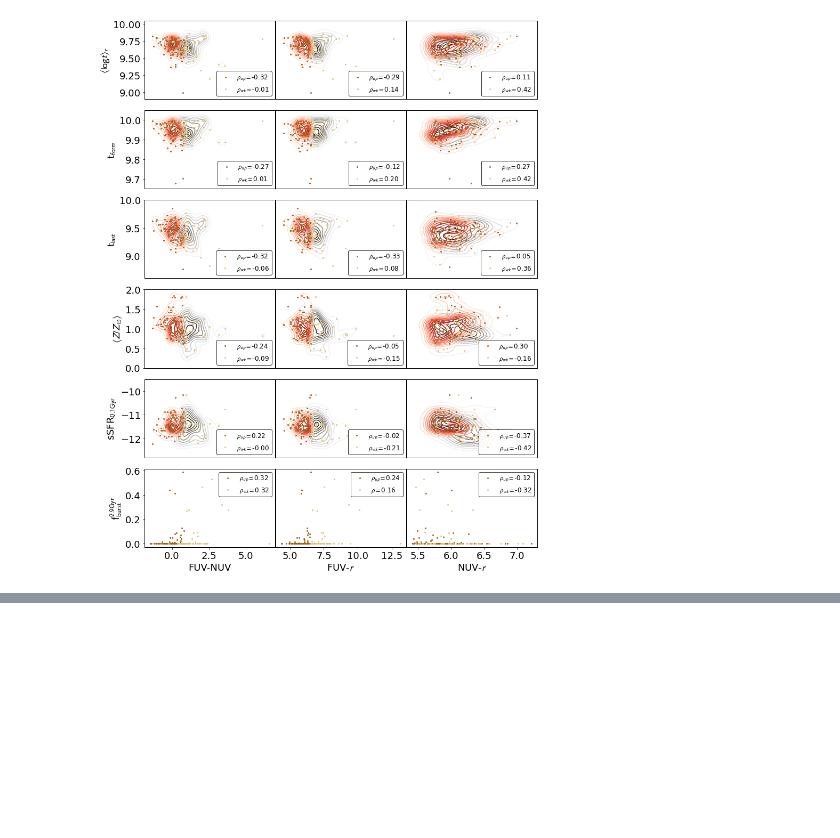
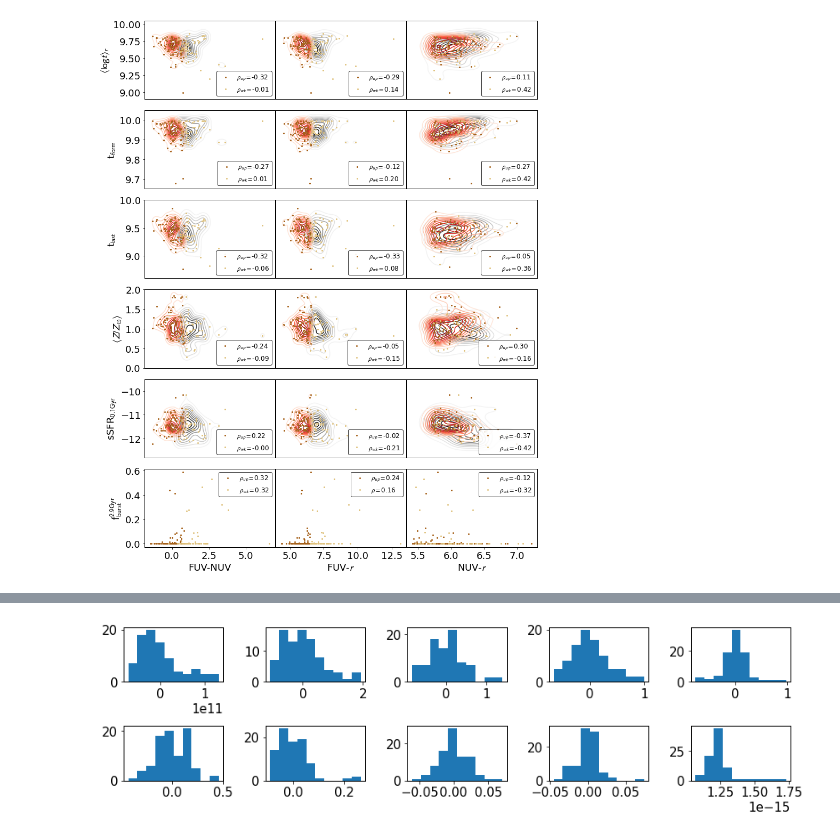
Before and after one commit to mdastro/UVupturn-RSGs, a Jupyter notebook: UV_PSM/PSM_StellarPopsAnalysis_MagPhys.ipynb, the cells around one changed output, grey strips where cells are left out. Cells and saved outputs as stored; diff of their text form; code cells hidden in the pictures; blank space fills up the shorter version.

```diff
--- a/UV_PSM/PSM_StellarPopsAnalysis_MagPhys.ipynb
+++ b/UV_PSM/PSM_StellarPopsAnalysis_MagPhys.ipynb
@@ -989,0 +993,6 @@ s.spearmanr(uv_upturn['MAG_AB_FUV']-uv_upturn['MAG_AB_NUV'], uv_upturn['ager_per
+# %%
+pca = skdecomp.PCA()
+# %%
+pca_up = pca.fit_transform(X=heatmap_upturn)
+# %%
+pca_up = pd.DataFrame(pca_up, columns=heatmap_upturn.keys())
@@ -989,0 +1015,36 @@ s.spearmanr(uv_upturn['MAG_AB_FUV']-uv_upturn['MAG_AB_NUV'], uv_upturn['ager_per
+# %%
+plt.rcParams.update(plotpars_3cols)
+plt.subplot(2,5,1)
+plt.hist(pca_up['mass_stellar_best_fit'])
+
+plt.subplot(2,5,2)
+plt.hist(pca_up['ager_percentile50'])
+
+plt.subplot(2,5,3)
+plt.hist(pca_up['metalicity_Z_Zo_percentile50'])
+
+plt.subplot(2,5,4)
+plt.hist(pca_up['sSFR_0_1Gyr_percentile50'])
+
+plt.subplot(2,5,5)
+plt.hist(pca_up['tform_percentile50'])
+
+plt.subplot(2,5,6)
+plt.hist(pca_up['tlastb_percentile50'])
+
+plt.subplot(2,5,7)
+plt.hist(pca_up['fb29_percentile50'])
+
+plt.subplot(2,5,8)
+plt.hist(pca_up['FUV-NUV'])
+
+plt.subplot(2,5,9)
+plt.hist(pca_up['FUV-R'])
+
+plt.subplot(2,5,10)
+plt.hist(pca_up['NUV-R'])
+
+plt.tight_layout()
+plt.show()
+# %% [output]
+[figure, added]
```
Also changed, not shown: parts of 4 cells of this notebook, 2 other files.
